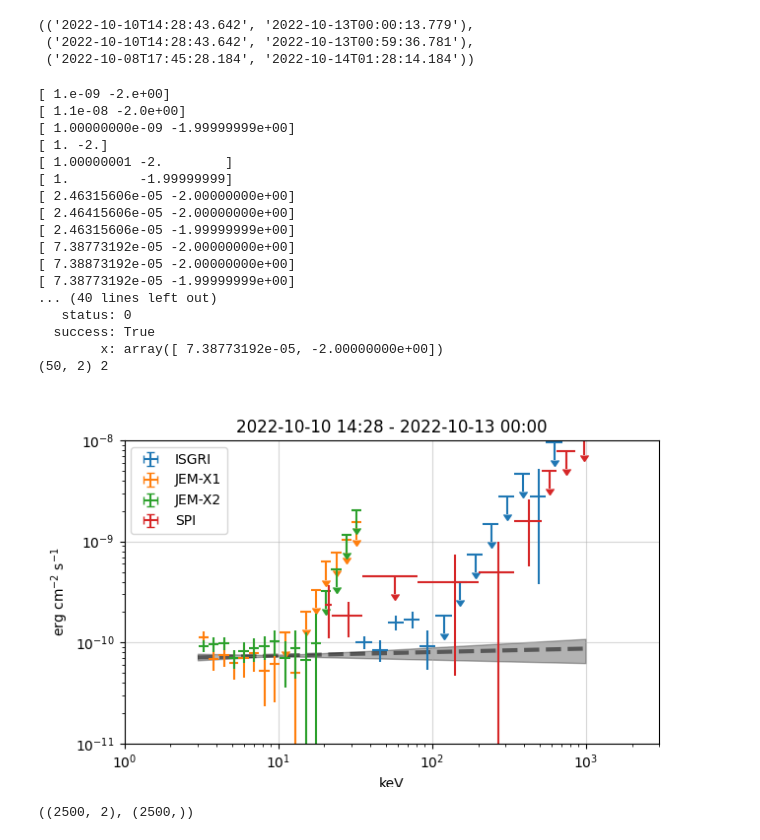
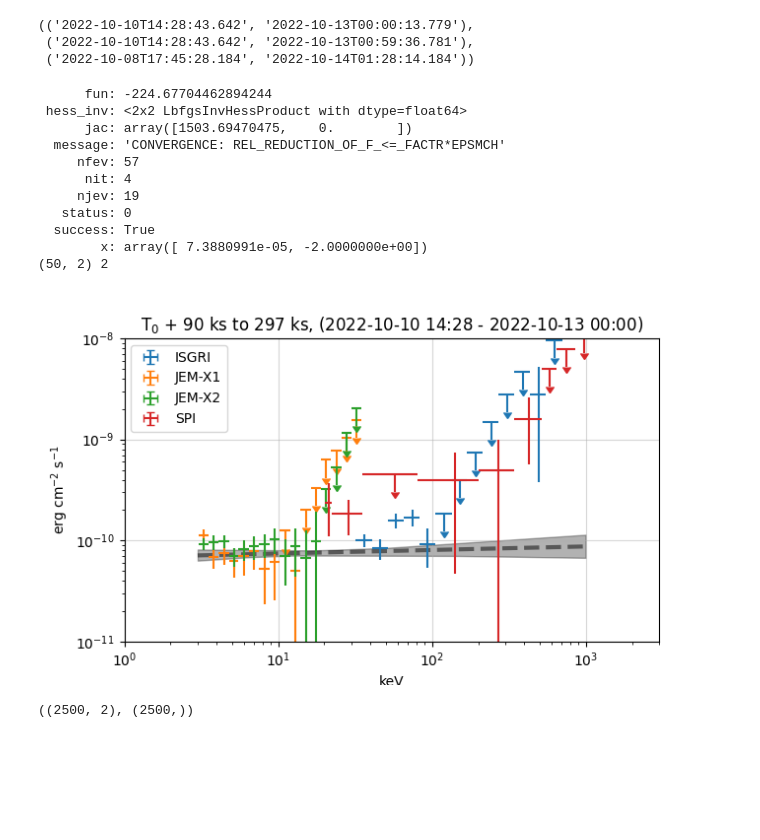
Before and after one commit to volodymyrss/grb221009, a Jupyter notebook: spectrum.ipynb, the cells around one changed output. Cells and saved outputs as stored; diff of their text form; code cells hidden in the pictures; blank space fills up the shorter version.

```diff
--- a/spectrum.ipynb
+++ b/spectrum.ipynb
@@ -37,6 +56,10 @@ from odafunction.func.urifunc import URIipynbFunction, URIValue
 v = default_execute_to_value(URIipynbFunction.from_generic_uri("file:///home/savchenk/grb221009/grbbase.ipynb")(focus_obs_name=focus_obs_name), valueclass=URIValue, cached=True)
 # %% [output]
 WARNING:odafunction.func.urifunc:asked to [red]write_to_uri[/] [b][URIPythonFunction][()][prov: [('partial', ('args', ()), ('kwargs', {'focus_obs_name': 'r25589'}), ([URIipynbFunction][(*, focus_obs_n ...
+# %%
+from astropy.time import Time
+T0 = Time(v['output_values']['data']['T0_isot'])
+T0_ijd = T0.mjd - 51544.5
 # %%
 import io
 import tempfile
@@ -295,50 +338,44 @@ for unfolded in True, False:
 
     plt.xlim([1, 3e3])
     plt.ylim([1e-11, 1e-8])
     # plt.loglog()
 
     plt.grid(alpha=0.5)
 
     # plt.title(f"{focus_obs_name} {spec2isot12(jmx1_pha)}\n {spec2isot12(isgri_pha)} {fit_result.x} {fitted_model}")
     t1, t2 = spec2isot12(jmx1_pha)
     t2pl = lambda t:t.replace("T", " ")[:16]
-    plt.title(f"{t2pl(t1)} - {t2pl(t2)}")
+    t2pl_t0sec = lambda t:(Time(t) - T0).sec
+    plt.title(f"T$_0$ + {int(1e-3*t2pl_t0sec(t1)):d} ks to {int(1e-3*t2pl_t0sec(t2)):d} ks, ({t2pl(t1)} - {t2pl(t2)})")
 
     plt.legend()
-
 
 
 
     fn_png = f"spec_afterglow_counts_{'un' if unfolded else ''}folded.png"
     plt.savefig(fn_png.replace(".png", ".pdf"))
     plt.savefig(fn_png)
 
 
 from IPython.display import Image
 Image("spec_afterglow_counts_unfolded.png")
 # Image("spec_afterglow_counts_folded.png")
 
     # TODO: add in grey other data
     # TODO: plot by period
 # %% [output]
-[ 1.e-09 -2.e+00]
-[ 1.1e-08 -2.0e+00]
-[ 1.00000000e-09 -1.99999999e+00]
-[ 1. -2.]
-[ 1.00000001 -2.        ]
-[ 1.         -1.99999999]
-[ 2.46315606e-05 -2.00000000e+00]
-[ 2.46415606e-05 -2.00000000e+00]
-[ 2.46315606e-05 -1.99999999e+00]
-[ 7.38773192e-05 -2.00000000e+00]
-[ 7.38873192e-05 -2.00000000e+00]
-[ 7.38773192e-05 -1.99999999e+00]
-... (40 lines left out)
+      fun: -224.67704462894244
+ hess_inv: <2x2 LbfgsInvHessProduct with dtype=float64>
+      jac: array([1503.69470475,    0.        ])
+  message: 'CONVERGENCE: REL_REDUCTION_OF_F_<=_FACTR*EPSMCH'
+     nfev: 57
+      nit: 4
+     njev: 19
    status: 0
   success: True
-        x: array([ 7.38773192e-05, -2.00000000e+00])
+        x: array([ 7.3880991e-05, -2.0000000e+00])
 (50, 2) 2
-[figure, old version]
+[figure, new version]
 # %%
 r.flatchain.shape,  r.flatlnprobability.shape
 # %% [output]
```
Also changed, not shown: parts of 12 cells of this notebook, 1 other file.
